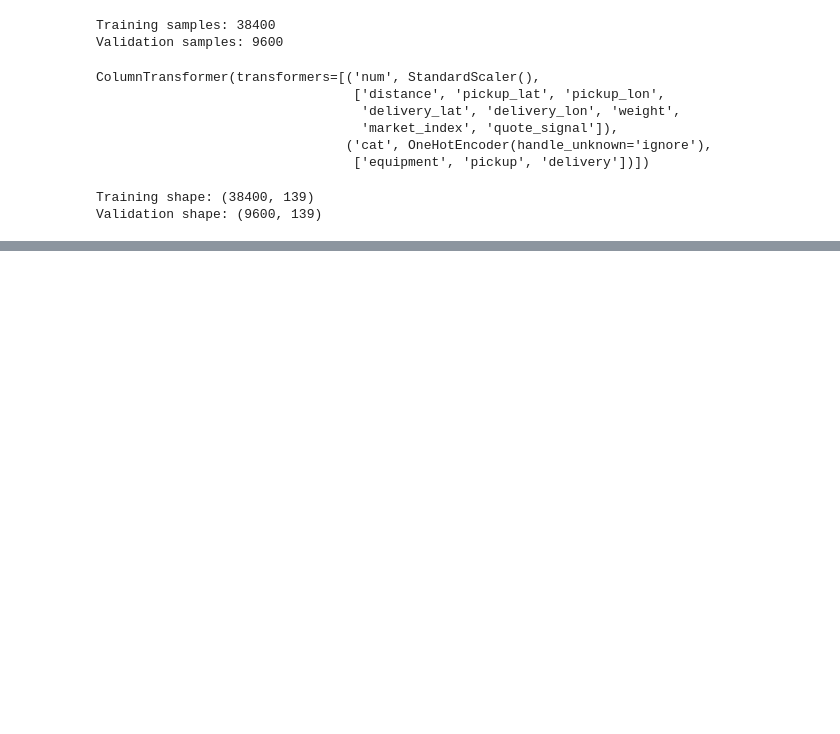
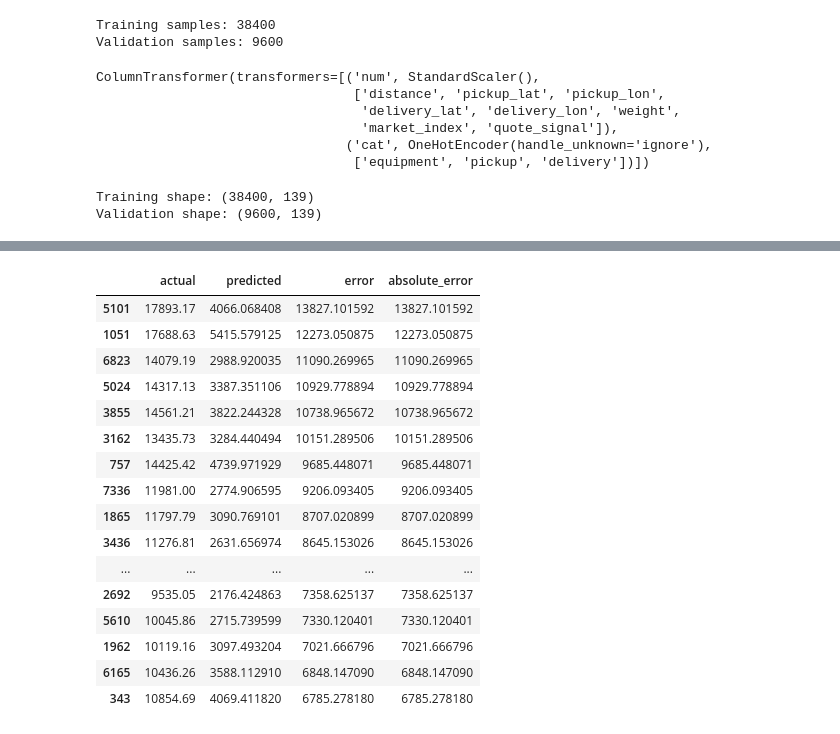
Before and after one commit to shanecoutinho/spotter-freight-rate, a Jupyter notebook: notebooks/01_exploratory_data_analysis.ipynb, the cells around one changed output, grey strips where cells are left out. Saved outputs shown, nothing was run; the diff lists cells and outputs as text; code cells hidden in the pictures; blank space fills up the shorter version.

```diff
--- a/notebooks/01_exploratory_data_analysis.ipynb
+++ b/notebooks/01_exploratory_data_analysis.ipynb
@@ -1107,0 +1150,10 @@ Validation shape: (9600, 139)
+# %%
+comparison = pd.DataFrame({
+    "actual": y_val.values,
+    "predicted": y_val_pred
+})
+
+comparison["error"] = comparison["actual"] - comparison["predicted"]
+comparison["absolute_error"] = comparison["error"].abs()
+
+comparison.head(10)
@@ -1107,0 +1172,23 @@ Validation shape: (9600, 139)
+# %%
+comparison.sort_values(
+    "absolute_error",
+    ascending=False
+).head(20)
+# %% [output]
+|  | actual | predicted | error | absolute_error |
+| 5101 | 17893.17 | 4066.068408 | 13827.101592 | 13827.101592 |
+| 1051 | 17688.63 | 5415.579125 | 12273.050875 | 12273.050875 |
+| 6823 | 14079.19 | 2988.920035 | 11090.269965 | 11090.269965 |
+| 5024 | 14317.13 | 3387.351106 | 10929.778894 | 10929.778894 |
+| 3855 | 14561.21 | 3822.244328 | 10738.965672 | 10738.965672 |
+| 3162 | 13435.73 | 3284.440494 | 10151.289506 | 10151.289506 |
+| 757 | 14425.42 | 4739.971929 | 9685.448071 | 9685.448071 |
+| 7336 | 11981.00 | 2774.906595 | 9206.093405 | 9206.093405 |
+| 1865 | 11797.79 | 3090.769101 | 8707.020899 | 8707.020899 |
+| 3436 | 11276.81 | 2631.656974 | 8645.153026 | 8645.153026 |
+| ... | ... | ... | ... | ... |
+| 2692 | 9535.05 | 2176.424863 | 7358.625137 | 7358.625137 |
+| 5610 | 10045.86 | 2715.739599 | 7330.120401 | 7330.120401 |
+| 1962 | 10119.16 | 3097.493204 | 7021.666796 | 7021.666796 |
+| 6165 | 10436.26 | 3588.112910 | 6848.147090 | 6848.147090 |
+| 343 | 10854.69 | 4069.411820 | 6785.278180 | 6785.278180 |
```
Also changed, not shown: parts of 9 cells of this notebook.
